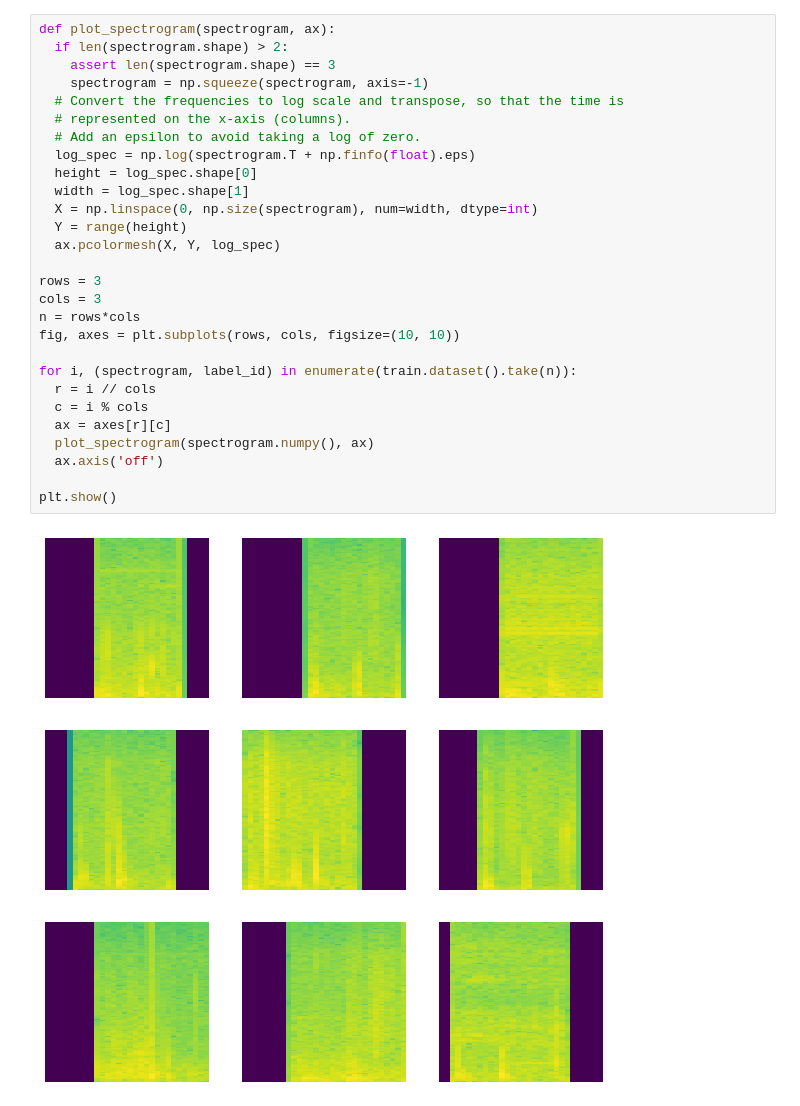
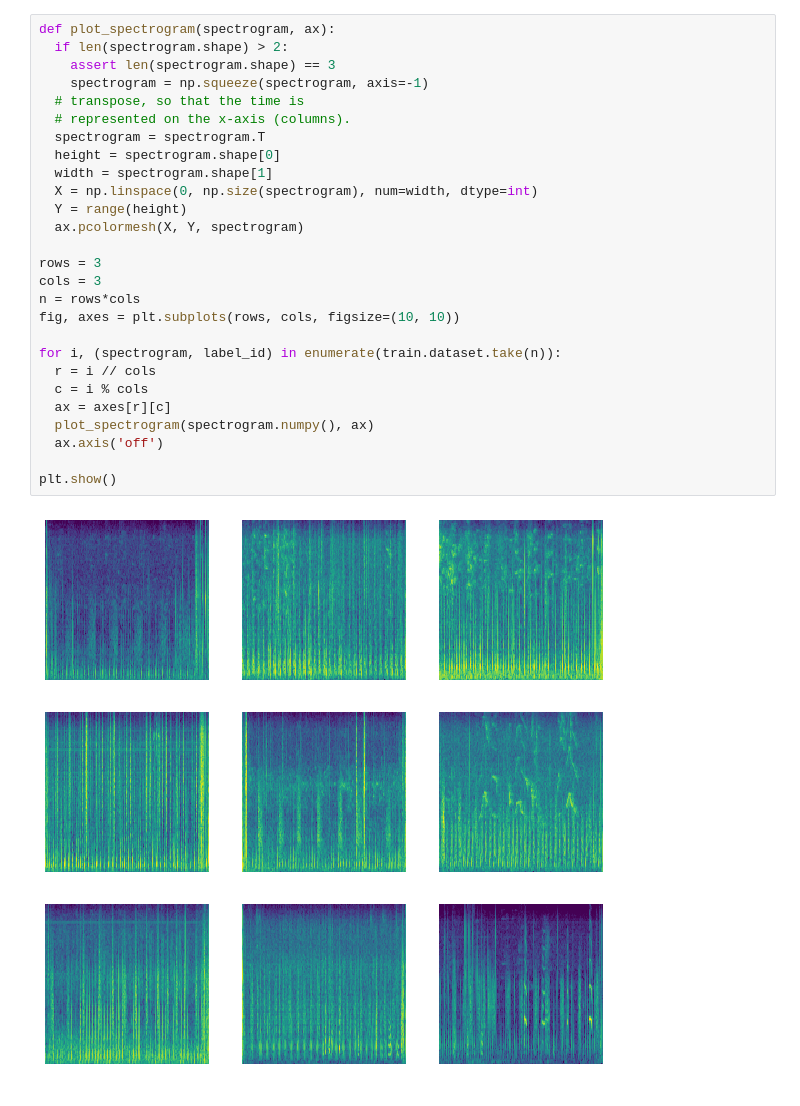
Before and after one commit to tiaan-b/GBM-Challenge-2022, a Jupyter notebook: src/tfDataset.ipynb, the cells around one changed output. Saved outputs shown, nothing was run; the diff lists cells and outputs as text.

```diff
--- a/src/tfDataset.ipynb
+++ b/src/tfDataset.ipynb
@@ -327,30 +295,29 @@ Perform data augmentation: False
 # %%
 def plot_spectrogram(spectrogram, ax):
   if len(spectrogram.shape) > 2:
     assert len(spectrogram.shape) == 3
     spectrogram = np.squeeze(spectrogram, axis=-1)
-  # Convert the frequencies to log scale and transpose, so that the time is
+  # transpose, so that the time is
   # represented on the x-axis (columns).
-  # Add an epsilon to avoid taking a log of zero.
-  log_spec = np.log(spectrogram.T + np.finfo(float).eps)
-  height = log_spec.shape[0]
-  width = log_spec.shape[1]
+  spectrogram = spectrogram.T
+  height = spectrogram.shape[0]
+  width = spectrogram.shape[1]
   X = np.linspace(0, np.size(spectrogram), num=width, dtype=int)
   Y = range(height)
-  ax.pcolormesh(X, Y, log_spec)
+  ax.pcolormesh(X, Y, spectrogram)
 
 rows = 3
 cols = 3
 n = rows*cols
 fig, axes = plt.subplots(rows, cols, figsize=(10, 10))
 
-for i, (spectrogram, label_id) in enumerate(train.dataset().take(n)):
+for i, (spectrogram, label_id) in enumerate(train.dataset.take(n)):
   r = i // cols
   c = i % cols
   ax = axes[r][c]
   plot_spectrogram(spectrogram.numpy(), ax)
   ax.axis('off')
 
 plt.show()
 # %% [output]
-[figure, old version]
+[figure, new version]
```
Also changed, not shown: parts of 7 cells of this notebook.
